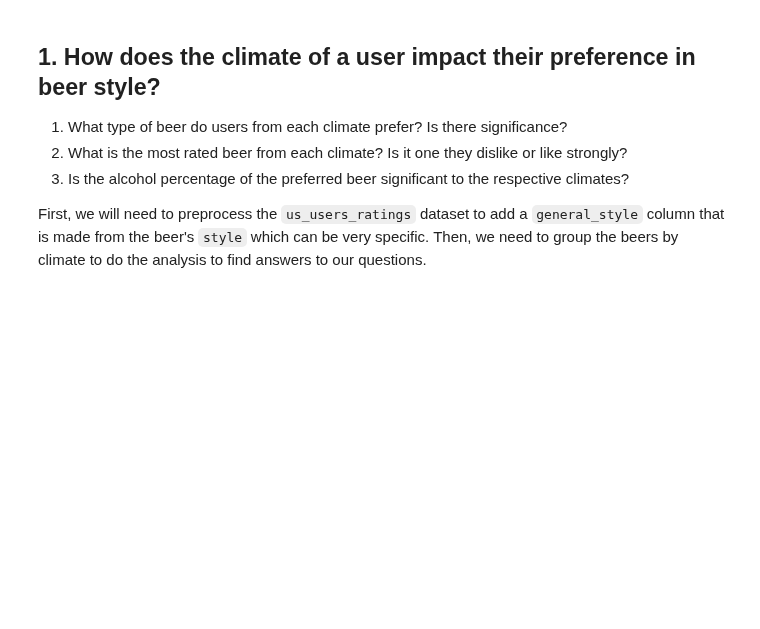
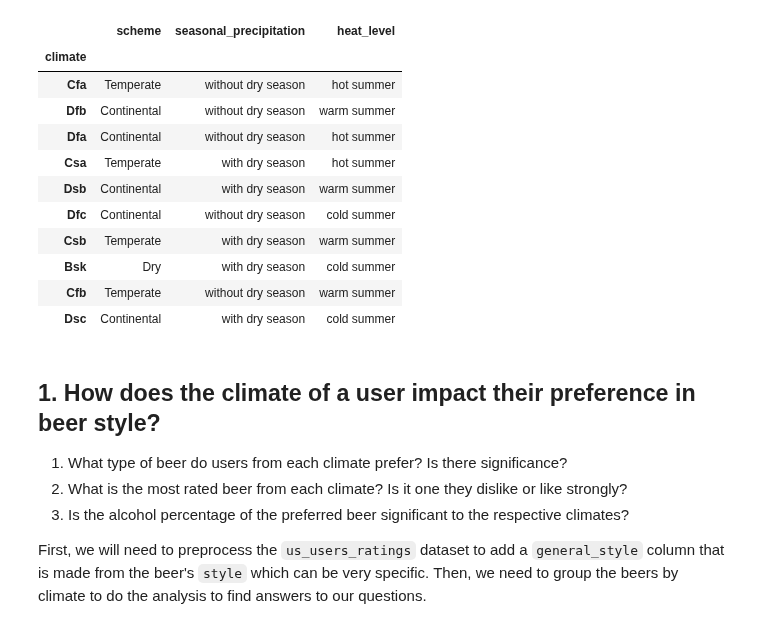
Before and after one commit to epfl-ada/ada-2023-project-riskybiscuits, a Jupyter notebook: styles_analysis.ipynb, the cells around one changed output. Cells and saved outputs as stored; diff of their text form; code cells hidden in the pictures; blank space fills up the shorter version.

```diff
--- a/styles_analysis.ipynb
+++ b/styles_analysis.ipynb
@@ -28,6 +28,24 @@ beers_path = "data/matched_beer_data/beers.csv"
 # %%
 states_climate = pd.read_csv("data/states_climate.csv")
 states_climate.set_index("State", inplace=True)
+# %%
+climate_classifications = pd.read_csv("data/climate_classified.csv")
+climate_classifications.set_index("climate", inplace=True)
+
+climate_classifications.head(10)
+# %% [output]
+|  | scheme | seasonal_precipitation | heat_level |
+| climate |  |  |  |
+| Cfa | Temperate | without dry season | hot summer |
+| Dfb | Continental | without dry season | warm summer |
+| Dfa | Continental | without dry season | hot summer |
+| Csa | Temperate | with dry season | hot summer |
+| Dsb | Continental | with dry season | warm summer |
+| Dfc | Continental | without dry season | cold summer |
+| Csb | Temperate | with dry season | warm summer |
+| Bsk | Dry | with dry season | cold summer |
+| Cfb | Temperate | without dry season | warm summer |
+| Dsc | Continental | with dry season | cold summer |
 # %%
 # Load the data
 
```
Also changed, not shown: parts of 27 cells of this notebook, 1 other file.
